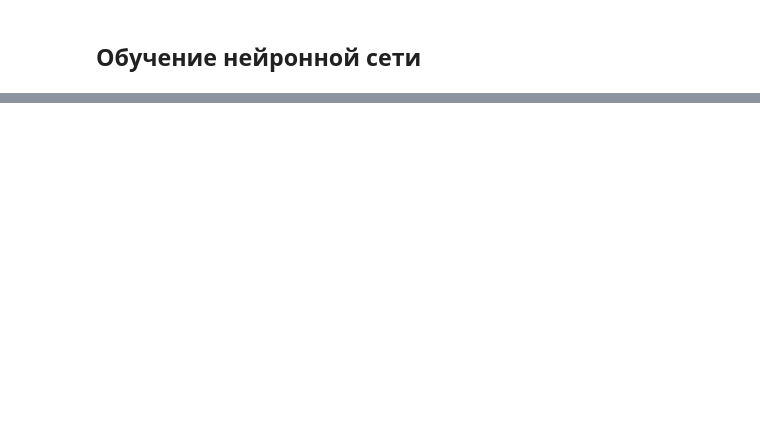
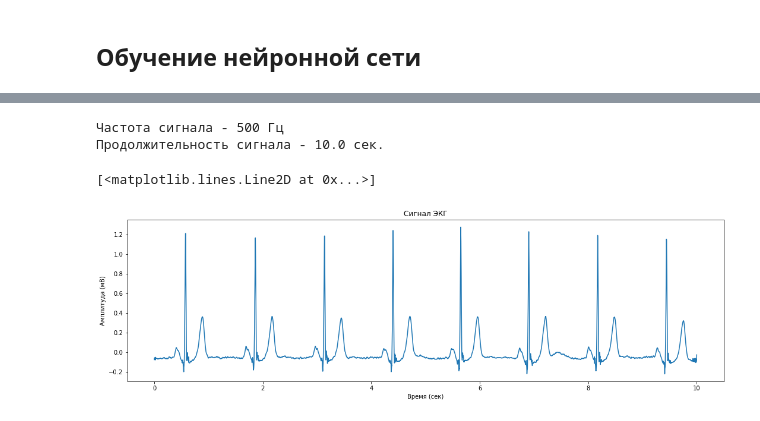
Before and after one commit to MoskalenkoViktor/dl_ecg, a Jupyter notebook: ECG.ipynb, the cells around one changed output, grey strips where cells are left out. Cells and saved outputs as stored; diff of their text form; code cells hidden in the pictures; blank space fills up the shorter version.

```diff
--- a/ECG.ipynb
+++ b/ECG.ipynb
@@ -207,0 +288,22 @@ def train_with_stop(model, X, y, loss_function, optimizer, batch_size=16):
+# %%
+signals = np.load("seg_signals.npy")
+masks = np.load("seg_masks.npy")
+classes = np.load("seg_classes.npy")
+# %%
+sample_rate = 500
+signal_size = signals.shape[1]
+signal_duration = signal_size / sample_rate
+print(f"Частота сигнала - {sample_rate} Гц")
+print(f"Продолжительность сигнала - {signal_duration} сек.")
+# %% [output]
+Частота сигнала - 500 Гц
+Продолжительность сигнала - 10.0 сек.
+# %%
+plt.figure(figsize=(18, 5))
+plt.title("Сигнал ЭКГ")
+plt.xlabel("Время (сек)")
+plt.ylabel("Амплитуда (мВ)")
+plt.plot(np.linspace(0, signal_duration, signal_size), signals[2])
+# %% [output]
+[<matplotlib.lines.Line2D at 0x...>]
+[figure, added]
```
Also changed, not shown: parts of 56 cells of this notebook, 7 other files.
